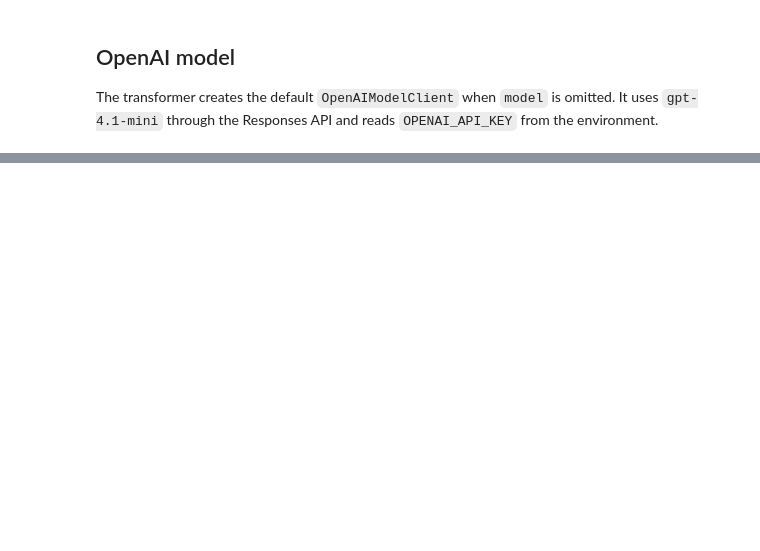
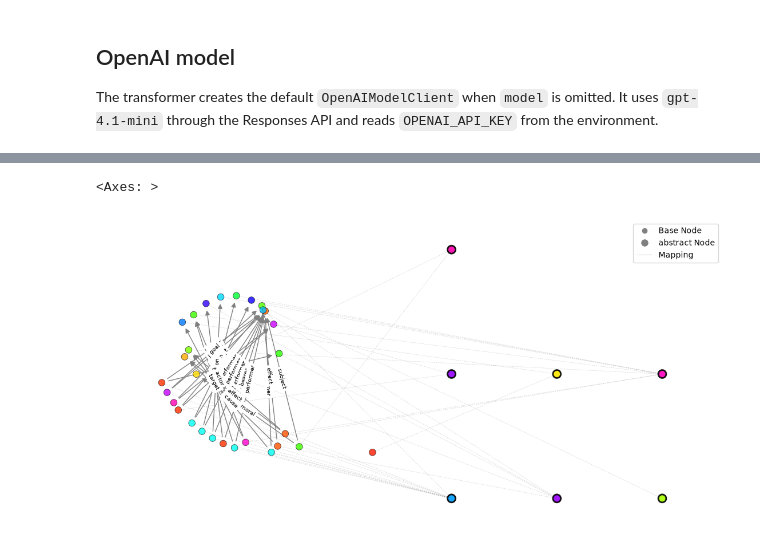
Before and after one commit to fabriziocosta/SemanticGraphicalizer, a Jupyter notebook: notebooks/aesop_tales.ipynb, the cells around one changed output, grey strips where cells are left out. Drawn from its saved outputs; the diff is of its cells as text; code cells hidden in the pictures; blank space fills up the shorter version.

```diff
--- a/notebooks/aesop_tales.ipynb
+++ b/notebooks/aesop_tales.ipynb
@@ -81,0 +116,16 @@ graphicalizer.display(
+# %%
+from abstractgraph import display as display_abstract_graph
+
+abstract_graph = graphicalizer.to_abstract_graph(traces[0], embed_nodes=False)
+
+display_abstract_graph(
+    abstract_graph,
+    size=(14, 7),
+    show_legend=True,
+    edge_labels=True,
+    edge_label_attr="label",
+    edge_label_font_size=7,
+)
+# %% [output]
+<Axes: >
+[figure, added]
```
Also changed, not shown: parts of 3 cells of this notebook, 3 other files.
